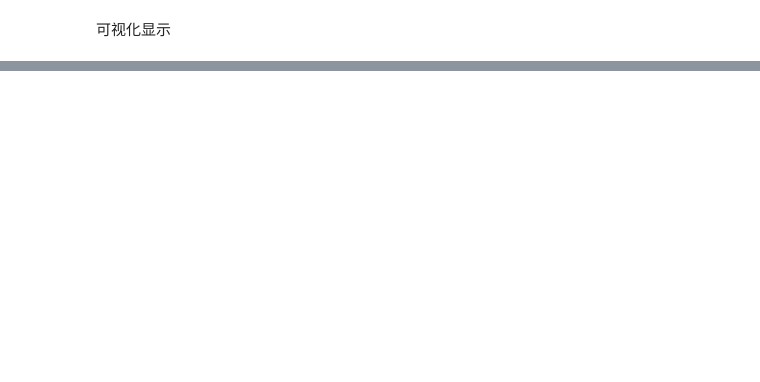
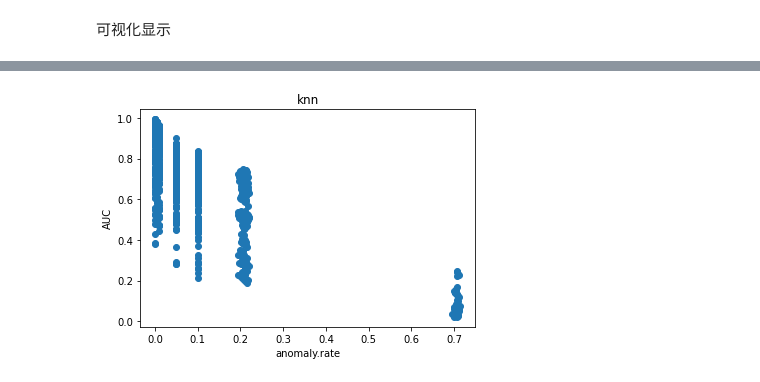
Before and after one commit to liucc1997/DMC, a Jupyter notebook: assignment4/assignment4_skin.ipynb, the cells around one changed output, grey strips where cells are left out. Cells and saved outputs as stored; diff of their text form; code cells hidden in the pictures; blank space fills up the shorter version.

```diff
--- a/assignment4/assignment4_skin.ipynb
+++ b/assignment4/assignment4_skin.ipynb
@@ -286,0 +411,8 @@ KNN算法的表现相对要最好，LOF的表现较差。
+# %%
+plt.scatter(x=result_knn["anomaly.rate"], y = result_knn["AUC"])
+plt.xlabel('anomaly.rate')
+plt.ylabel('AUC')
+plt.title("knn")
+plt.show()
+# %% [output]
+[figure, added]
```
Also changed, not shown: parts of 17 cells of this notebook, 2 other files.
